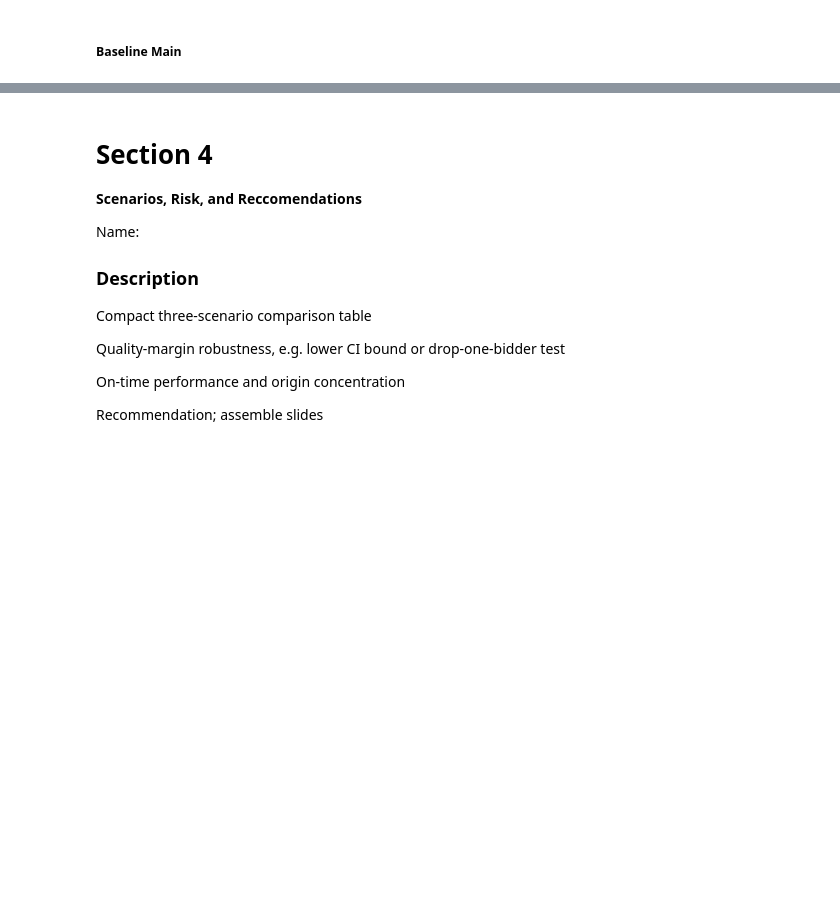
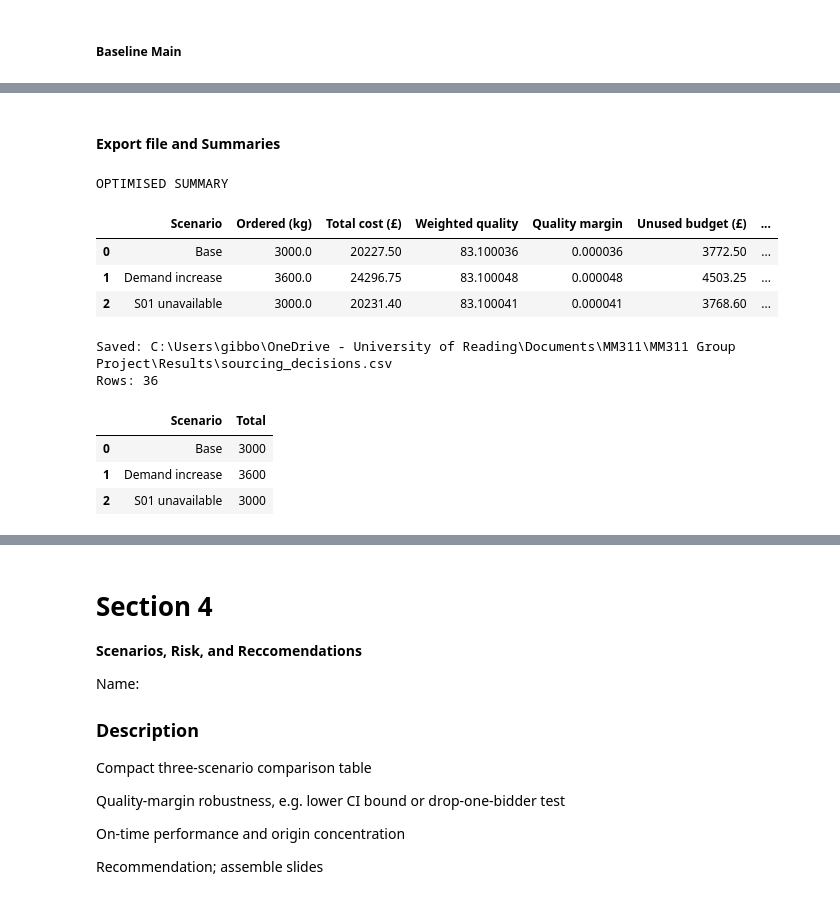
Before and after one commit to joegibbbon/MM311-Group-5, a Jupyter notebook: Joe_Group_5.ipynb, the cells around one changed output, grey strips where cells are left out. Drawn from its saved outputs; the diff is of its cells as text; code cells hidden in the pictures; blank space fills up the shorter version.

```diff
--- a/Joe_Group_5.ipynb
+++ b/Joe_Group_5.ipynb
@@ -815,0 +741,80 @@ Name: Total kg, dtype: int64
+# %% [markdown]
+#### Export file and Summaries
+# %%
+# Summary of the optimised plans (one row per scenario)
+opt_summary = pd.DataFrame(opt_results)
+
+assert len(opt_summary) == len(scenarios), "Expected one row per scenario"
+assert opt_summary["feasible"].all(), "An optimised plan fails a rule - check before exporting"
+
+print("OPTIMISED SUMMARY")
+display(build_table(
+    opt_summary[[
+        "scenario",
+        "ordered_kg",
+        "total_cost_gbp",
+        "weighted_quality",
+        "quality_margin",
+        "unused_budget_gbp",
+        "used_bidders",
+        "feasible"
+        ]],
+        ["Scenario",
+         "Ordered (kg)",
+         "Total cost (£)",
+         "Weighted quality",
+         "Quality margin",
+         "Unused budget (£)",
+         "Bidders used",
+         "Feasible"]
+))
+
+opt_summary.to_csv(OUTPUT_DIR / "optimised_summary.csv", index=False)
+
+
+# Build the 36-row decisions table: every bidder in every scenario, zeros included
+# Same pattern as Kim's allocation_rows in Section 2
+decision_rows = []
+
+for name, plan in opt_plans.items():
+    for supplier_id, quantity in plan.items():
+        decision_rows.append({
+            "scenario": name,
+            "supplier_id": supplier_id,
+            "quantity_kg": int(quantity),
+        })
+
+decisions = pd.DataFrame(decision_rows)
+
+# Save the final submission file
+decisions_path = OUTPUT_DIR / "sourcing_decisions.csv"
+decisions.to_csv(decisions_path, index=False)
+
+# Reload the file and check it meets the brief
+reloaded = pd.read_csv(decisions_path, dtype={"scenario": "string", "supplier_id": "string"})
+
+assert len(reloaded) == len(scenarios) * len(bidders), "Expected 36 rows"
+assert list(reloaded.columns) == ["scenario", "supplier_id", "quantity_kg"]
+assert set(reloaded["scenario"]) == set(scenarios["scenario"]), "Scenario names must match exactly"
+assert not reloaded.duplicated(["scenario", "supplier_id"]).any()
+
+totals = reloaded.groupby("scenario")["quantity_kg"].sum()
+demand_by_scen = scenarios.set_index("scenario")["demand_kg"]
+assert (totals == demand_by_scen.loc[totals.index]).all(), "Totals must equal demand"
+
+print("Saved:", decisions_path.resolve())
+print("Rows:", len(reloaded))
+
+display(build_table(totals, ["Scenario", "Total"]))
+# %% [output]
+OPTIMISED SUMMARY
+|  | Scenario | Ordered (kg) | Total cost (£) | Weighted quality | Quality margin | Unused budget (£) | ... |
+| 0 | Base | 3000.0 | 20227.50 | 83.100036 | 0.000036 | 3772.50 | ... |
+| 1 | Demand increase | 3600.0 | 24296.75 | 83.100048 | 0.000048 | 4503.25 | ... |
+| 2 | S01 unavailable | 3000.0 | 20231.40 | 83.100041 | 0.000041 | 3768.60 | ... |
+Saved: C:\Users\gibbo\OneDrive - University of Reading\Documents\MM311\MM311 Group Project\Results\sourcing_decisions.csv
+Rows: 36
+|  | Scenario | Total |
+| 0 | Base | 3000 |
+| 1 | Demand increase | 3600 |
+| 2 | S01 unavailable | 3000 |
```
Also changed, not shown: parts of 13 cells of this notebook.
